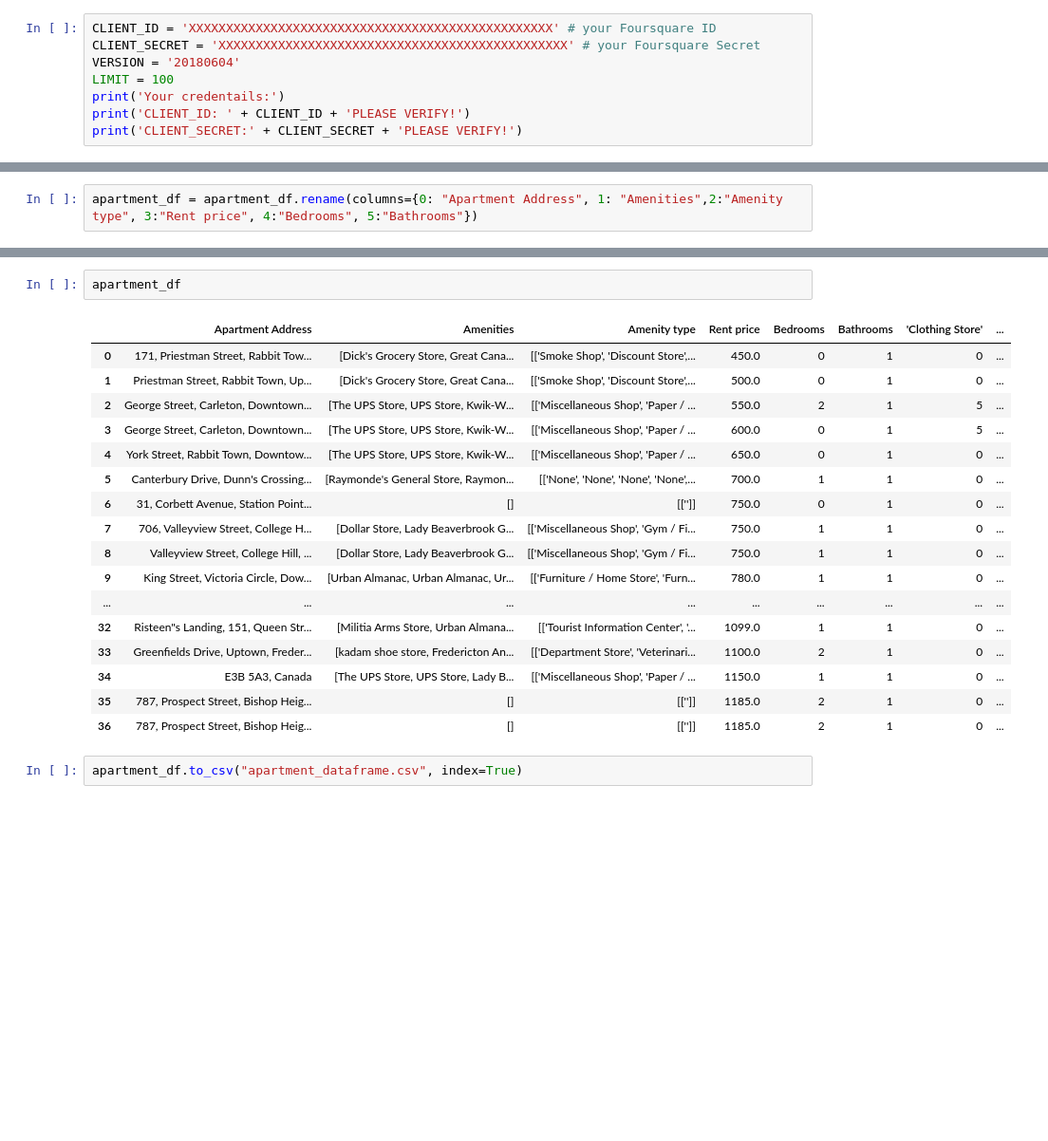
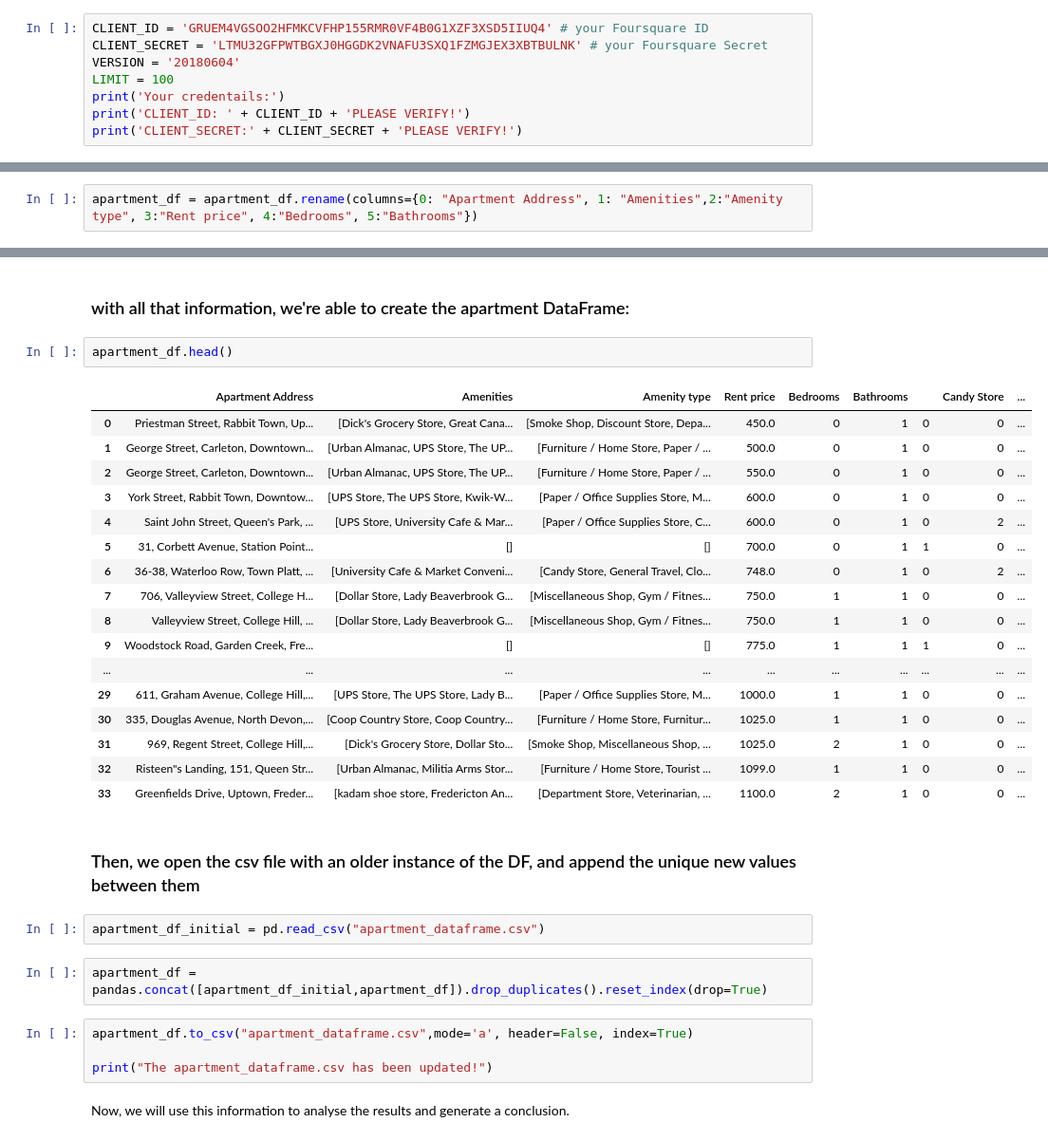
Before and after one commit to carloscaeduardo/Capstone-Project---The-Battle-of-Neighborhoods, a Jupyter notebook: The_apartment_finder.ipynb, the cells around one changed output, grey strips where cells are left out. Shown: that part at 95% size. Cells and saved outputs as stored; diff of their text form; blank space fills up the shorter version.

Commit message:
set 29 update
Finished the apartment statistics notebook and added an append method to the apartment dataframe csv file.

```diff
--- a/The_apartment_finder.ipynb
+++ b/The_apartment_finder.ipynb
@@ -239,8 +245,8 @@ The geographical coordinates of the NBCC Fredericton campus are 45.9428786, -66.
 <h3>Foursquare credentials:</h3>
 <p>Please, fill with your foursquare information:</p>
 # %%
-CLIENT_ID = 'XXXXXXXXXXXXXXXXXXXXXXXXXXXXXXXXXXXXXXXXXXXXXXXXX' # your Foursquare ID
-CLIENT_SECRET = 'XXXXXXXXXXXXXXXXXXXXXXXXXXXXXXXXXXXXXXXXXXXXXXX' # your Foursquare Secret
+CLIENT_ID = 'GRUEM4VGSOO2HFMKCVFHP155RMR0VF4B0G1XZF3XSD5IIUQ4' # your Foursquare ID
+CLIENT_SECRET = 'LTMU32GFPWTBGXJ0HGGDK2VNAFU3SXQ1FZMGJEX3XBTBULNK' # your Foursquare Secret
 VERSION = '20180604'
 LIMIT = 100
 print('Your credentails:')
@@ -536,22 +557,34 @@ dtype('int32')
+# %% [markdown]
+<h3>with all that information, we're able to create the apartment DataFrame:</h3>
 # %%
-apartment_df
+apartment_df.head()
 # %% [output]
-|  | Apartment Address | Amenities | Amenity type | Rent price | Bedrooms | Bathrooms | 'Clothing Store' | ... |
-| 0 | 171, Priestman Street, Rabbit Tow... | [Dick's Grocery Store, Great Cana... | [['Smoke Shop', 'Discount Store',... | 450.0 | 0 | 1 | 0 | ... |
-| 1 | Priestman Street, Rabbit Town, Up... | [Dick's Grocery Store, Great Cana... | [['Smoke Shop', 'Discount Store',... | 500.0 | 0 | 1 | 0 | ... |
-| 2 | George Street, Carleton, Downtown... | [The UPS Store, UPS Store, Kwik-W... | [['Miscellaneous Shop', 'Paper / ... | 550.0 | 2 | 1 | 5 | ... |
-| 3 | George Street, Carleton, Downtown... | [The UPS Store, UPS Store, Kwik-W... | [['Miscellaneous Shop', 'Paper / ... | 600.0 | 0 | 1 | 5 | ... |
-| 4 | York Street, Rabbit Town, Downtow... | [The UPS Store, UPS Store, Kwik-W... | [['Miscellaneous Shop', 'Paper / ... | 650.0 | 0 | 1 | 0 | ... |
-| 5 | Canterbury Drive, Dunn's Crossing... | [Raymonde's General Store, Raymon... | [['None', 'None', 'None', 'None',... | 700.0 | 1 | 1 | 0 | ... |
-| 6 | 31, Corbett Avenue, Station Point... | [] | [['']] | 750.0 | 0 | 1 | 0 | ... |
-| 7 | 706, Valleyview Street, College H... | [Dollar Store, Lady Beaverbrook G... | [['Miscellaneous Shop', 'Gym / Fi... | 750.0 | 1 | 1 | 0 | ... |
-| 8 | Valleyview Street, College Hill, ... | [Dollar Store, Lady Beaverbrook G... | [['Miscellaneous Shop', 'Gym / Fi... | 750.0 | 1 | 1 | 0 | ... |
-| 9 | King Street, Victoria Circle, Dow... | [Urban Almanac, Urban Almanac, Ur... | [['Furniture / Home Store', 'Furn... | 780.0 | 1 | 1 | 0 | ... |
-| ... | ... | ... | ... | ... | ... | ... | ... | ... |
-| 32 | Risteen"s Landing, 151, Queen Str... | [Militia Arms Store, Urban Almana... | [['Tourist Information Center', '... | 1099.0 | 1 | 1 | 0 | ... |
-| 33 | Greenfields Drive, Uptown, Freder... | [kadam shoe store, Fredericton An... | [['Department Store', 'Veterinari... | 1100.0 | 2 | 1 | 0 | ... |
-| 34 | E3B 5A3, Canada | [The UPS Store, UPS Store, Lady B... | [['Miscellaneous Shop', 'Paper / ... | 1150.0 | 1 | 1 | 0 | ... |
-| 35 | 787, Prospect Street, Bishop Heig... | [] | [['']] | 1185.0 | 2 | 1 | 0 | ... |
-| 36 | 787, Prospect Street, Bishop Heig... | [] | [['']] | 1185.0 | 2 | 1 | 0 | ... |
+|  | Apartment Address | Amenities | Amenity type | Rent price | Bedrooms | Bathrooms |  | Candy Store | ... |
+| 0 | Priestman Street, Rabbit Town, Up... | [Dick's Grocery Store, Great Cana... | [Smoke Shop, Discount Store, Depa... | 450.0 | 0 | 1 | 0 | 0 | ... |
+| 1 | George Street, Carleton, Downtown... | [Urban Almanac, UPS Store, The UP... | [Furniture / Home Store, Paper / ... | 500.0 | 0 | 1 | 0 | 0 | ... |
+| 2 | George Street, Carleton, Downtown... | [Urban Almanac, UPS Store, The UP... | [Furniture / Home Store, Paper / ... | 550.0 | 0 | 1 | 0 | 0 | ... |
+| 3 | York Street, Rabbit Town, Downtow... | [UPS Store, The UPS Store, Kwik-W... | [Paper / Office Supplies Store, M... | 600.0 | 0 | 1 | 0 | 0 | ... |
+| 4 | Saint John Street, Queen's Park, ... | [UPS Store, University Cafe & Mar... | [Paper / Office Supplies Store, C... | 600.0 | 0 | 1 | 0 | 2 | ... |
+| 5 | 31, Corbett Avenue, Station Point... | [] | [] | 700.0 | 0 | 1 | 1 | 0 | ... |
+| 6 | 36-38, Waterloo Row, Town Platt, ... | [University Cafe & Market Conveni... | [Candy Store, General Travel, Clo... | 748.0 | 0 | 1 | 0 | 2 | ... |
+| 7 | 706, Valleyview Street, College H... | [Dollar Store, Lady Beaverbrook G... | [Miscellaneous Shop, Gym / Fitnes... | 750.0 | 1 | 1 | 0 | 0 | ... |
+| 8 | Valleyview Street, College Hill, ... | [Dollar Store, Lady Beaverbrook G... | [Miscellaneous Shop, Gym / Fitnes... | 750.0 | 1 | 1 | 0 | 0 | ... |
+| 9 | Woodstock Road, Garden Creek, Fre... | [] | [] | 775.0 | 1 | 1 | 1 | 0 | ... |
+| ... | ... | ... | ... | ... | ... | ... | ... | ... | ... |
+| 29 | 611, Graham Avenue, College Hill,... | [UPS Store, The UPS Store, Lady B... | [Paper / Office Supplies Store, M... | 1000.0 | 1 | 1 | 0 | 0 | ... |
+| 30 | 335, Douglas Avenue, North Devon,... | [Coop Country Store, Coop Country... | [Furniture / Home Store, Furnitur... | 1025.0 | 1 | 1 | 0 | 0 | ... |
+| 31 | 969, Regent Street, College Hill,... | [Dick's Grocery Store, Dollar Sto... | [Smoke Shop, Miscellaneous Shop, ... | 1025.0 | 2 | 1 | 0 | 0 | ... |
+| 32 | Risteen"s Landing, 151, Queen Str... | [Urban Almanac, Militia Arms Stor... | [Furniture / Home Store, Tourist ... | 1099.0 | 1 | 1 | 0 | 0 | ... |
+| 33 | Greenfields Drive, Uptown, Freder... | [kadam shoe store, Fredericton An... | [Department Store, Veterinarian, ... | 1100.0 | 2 | 1 | 0 | 0 | ... |
+# %% [markdown]
+<h3>Then, we open the csv file with an older instance of the DF, and append the unique new values between them</h3>
+# %%
+apartment_df_initial = pd.read_csv("apartment_dataframe.csv")
+# %%
+apartment_df = pandas.concat([apartment_df_initial,apartment_df]).drop_duplicates().reset_index(drop=True)
 # %%
-apartment_df.to_csv("apartment_dataframe.csv", index=True)
+apartment_df.to_csv("apartment_dataframe.csv",mode='a', header=False, index=True)
+
+print("The apartment_dataframe.csv has been updated!")
+# %% [markdown]
+<p>Now, we will use this information to analyse the results and generate a conclusion.</p>
```
Also changed, not shown: parts of 21 cells of this notebook, 3 other files.
